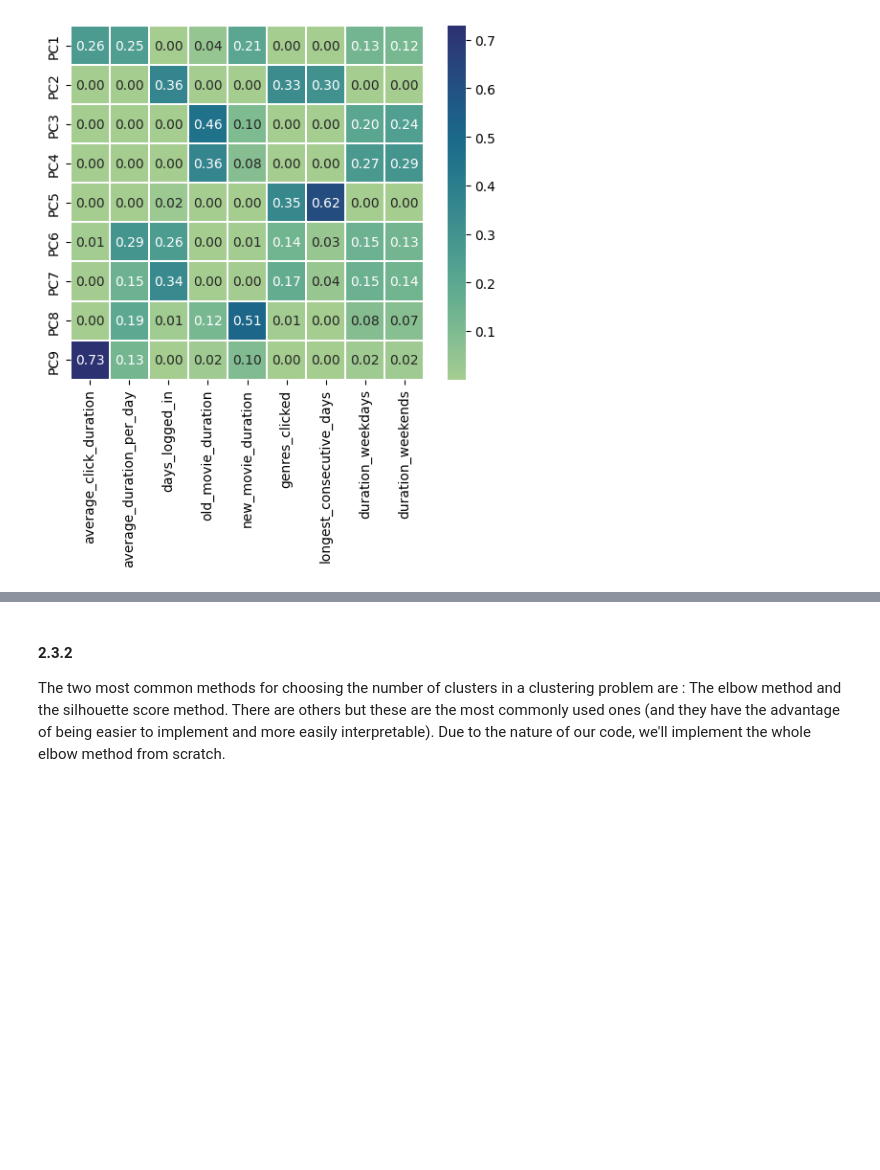
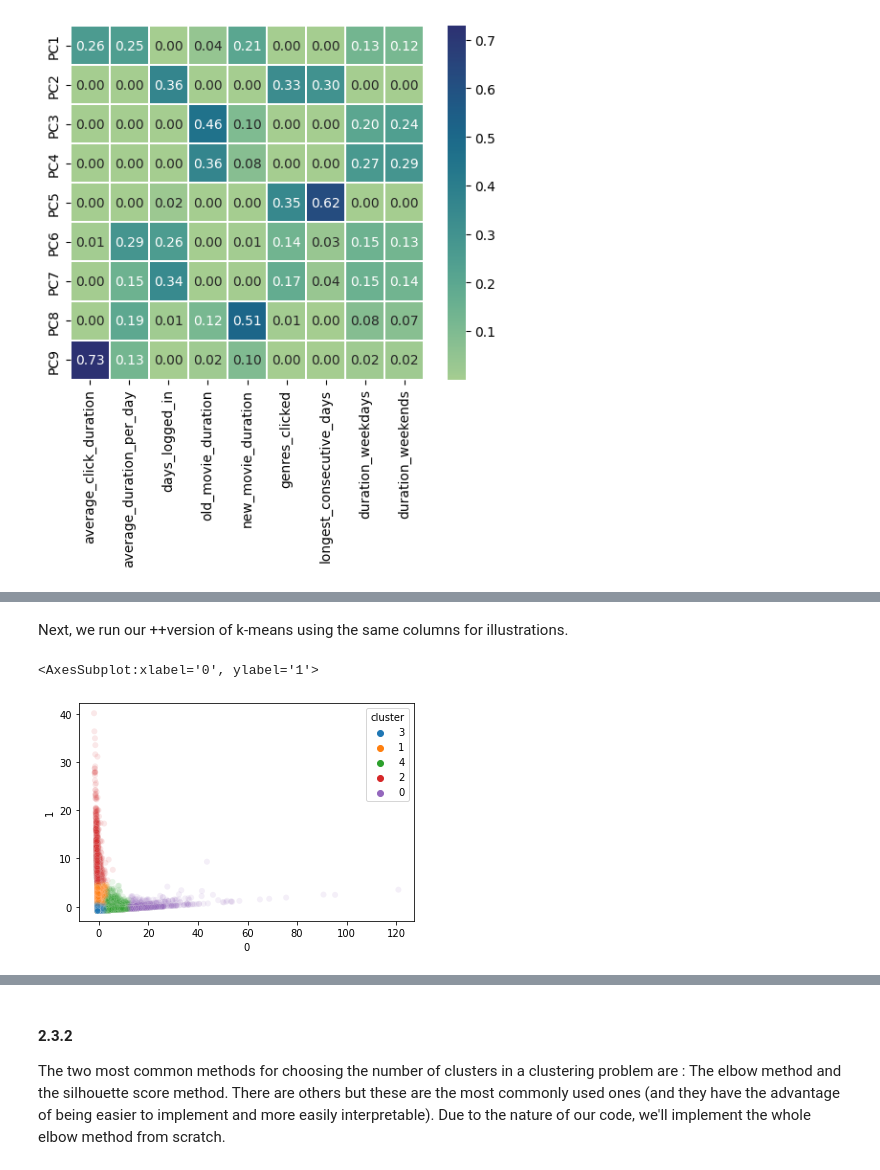
Before and after one commit to saifali03/recommendation-systems-and-clustering-everywhere, a Jupyter notebook: main.ipynb, the cells around one changed output, grey strips where cells are left out. Saved outputs shown, nothing was run; the diff lists cells and outputs as text; code cells hidden in the pictures; blank space fills up the shorter version.

```diff
--- a/main.ipynb
+++ b/main.ipynb
@@ -868,0 +885,8 @@ By scarcity of computation power we needed to restrict ourselves to the first 10
+# %% [markdown]
+Next, we run our ++version of k-means using the same columns for illustrations.
+# %%
+res_adv = functions.our_k_means_adv(k, data_path, essential_cols, nrows=nrows, chunksize=chunksize, upper_bound_for_iterations=50 )
+sns.scatterplot(data=res_adv, x='0', y="1", hue="cluster", alpha=0.1)
+# %% [output]
+<AxesSubplot:xlabel='0', ylabel='1'>
+[figure, added]
```
Also changed, not shown: parts of 12 cells of this notebook.
